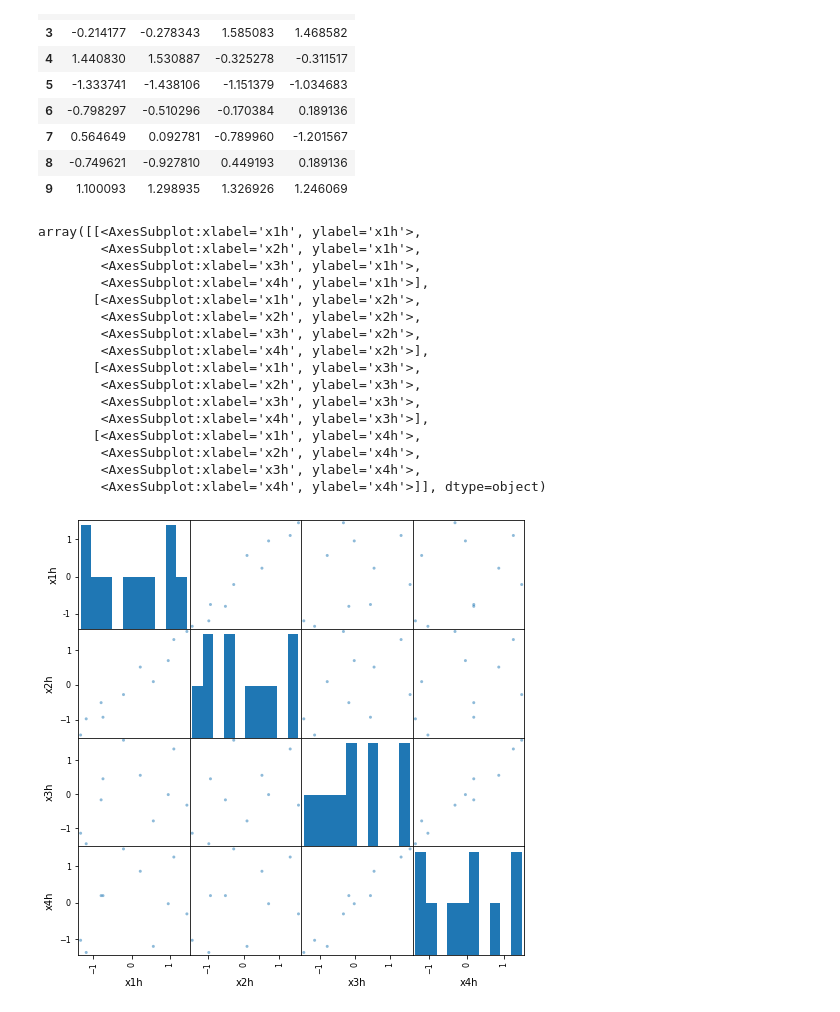
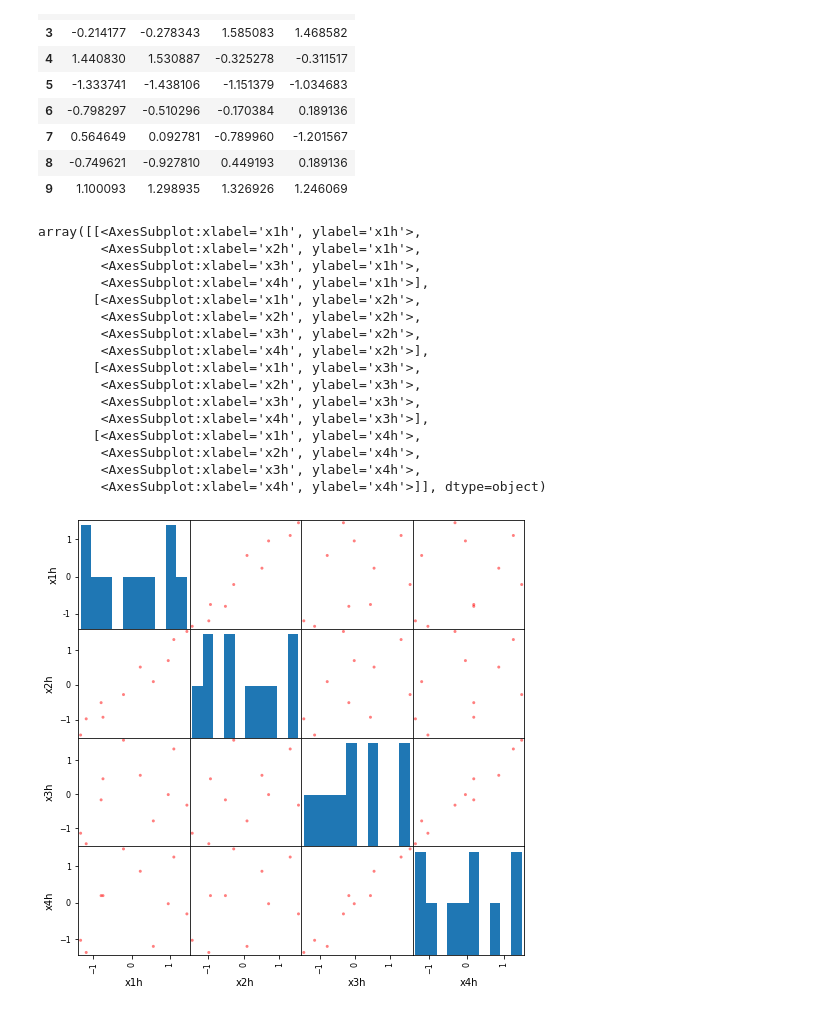
Before and after one commit to englishta/algorithm, a Jupyter notebook: prac2.ipynb, the cells around one changed output. Drawn from its saved outputs; the diff is of its cells as text; code cells hidden in the pictures.

```diff
--- a/prac2.ipynb
+++ b/prac2.ipynb
@@ -65,22 +65,22 @@ frame2
 | 8 | -0.749621 | -0.927810 | 0.449193 | 0.189136 |
 | 9 | 1.100093 | 1.298935 | 1.326926 | 1.246069 |
 # %%
-pd.plotting.scatter_matrix(frame2, alpha=0.5, figsize=(8, 8))
+pd.plotting.scatter_matrix(frame2, alpha=0.5, figsize=(8, 8), color = 'red')
 # %% [output]
 array([[<AxesSubplot:xlabel='x1h', ylabel='x1h'>,
         <AxesSubplot:xlabel='x2h', ylabel='x1h'>,
         <AxesSubplot:xlabel='x3h', ylabel='x1h'>,
         <AxesSubplot:xlabel='x4h', ylabel='x1h'>],
        [<AxesSubplot:xlabel='x1h', ylabel='x2h'>,
         <AxesSubplot:xlabel='x2h', ylabel='x2h'>,
         <AxesSubplot:xlabel='x3h', ylabel='x2h'>,
         <AxesSubplot:xlabel='x4h', ylabel='x2h'>],
        [<AxesSubplot:xlabel='x1h', ylabel='x3h'>,
         <AxesSubplot:xlabel='x2h', ylabel='x3h'>,
         <AxesSubplot:xlabel='x3h', ylabel='x3h'>,
         <AxesSubplot:xlabel='x4h', ylabel='x3h'>],
        [<AxesSubplot:xlabel='x1h', ylabel='x4h'>,
         <AxesSubplot:xlabel='x2h', ylabel='x4h'>,
         <AxesSubplot:xlabel='x3h', ylabel='x4h'>,
         <AxesSubplot:xlabel='x4h', ylabel='x4h'>]], dtype=object)
-[figure, old version]
+[figure, new version]
```
